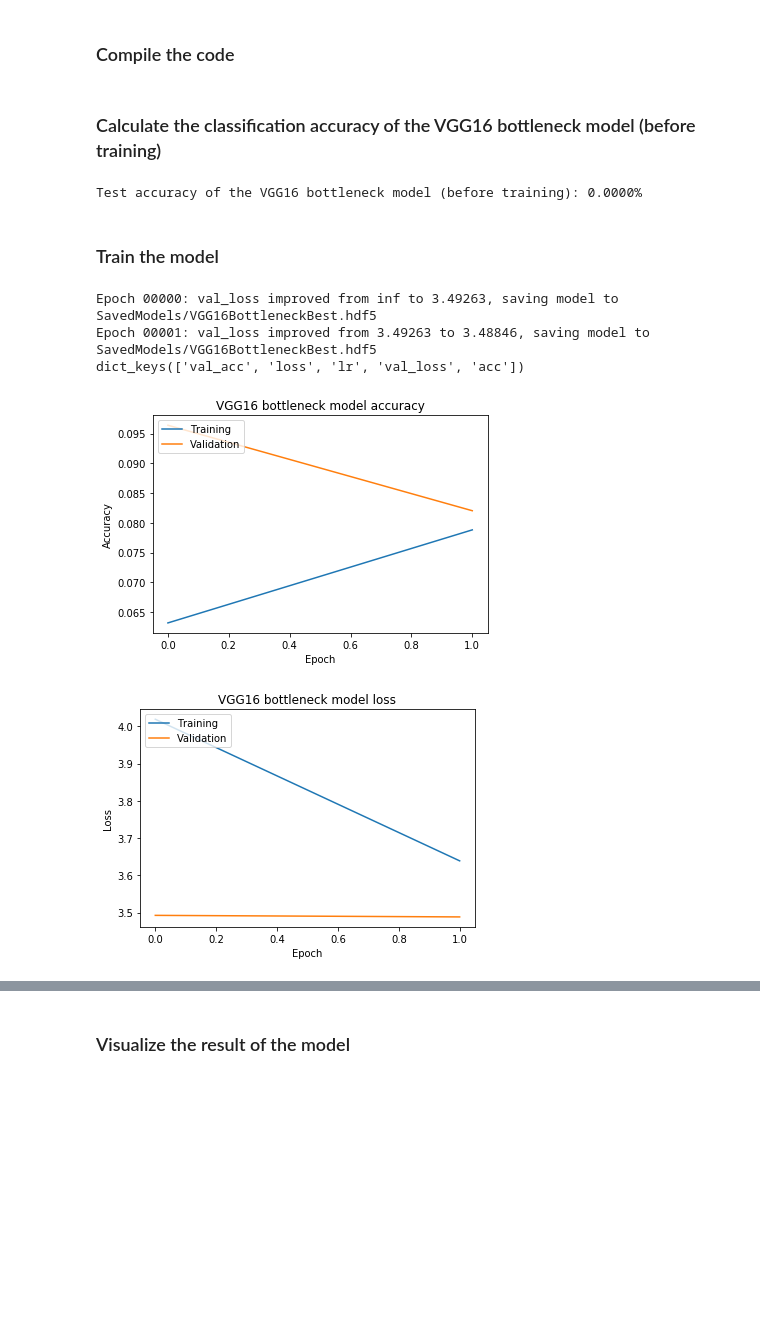
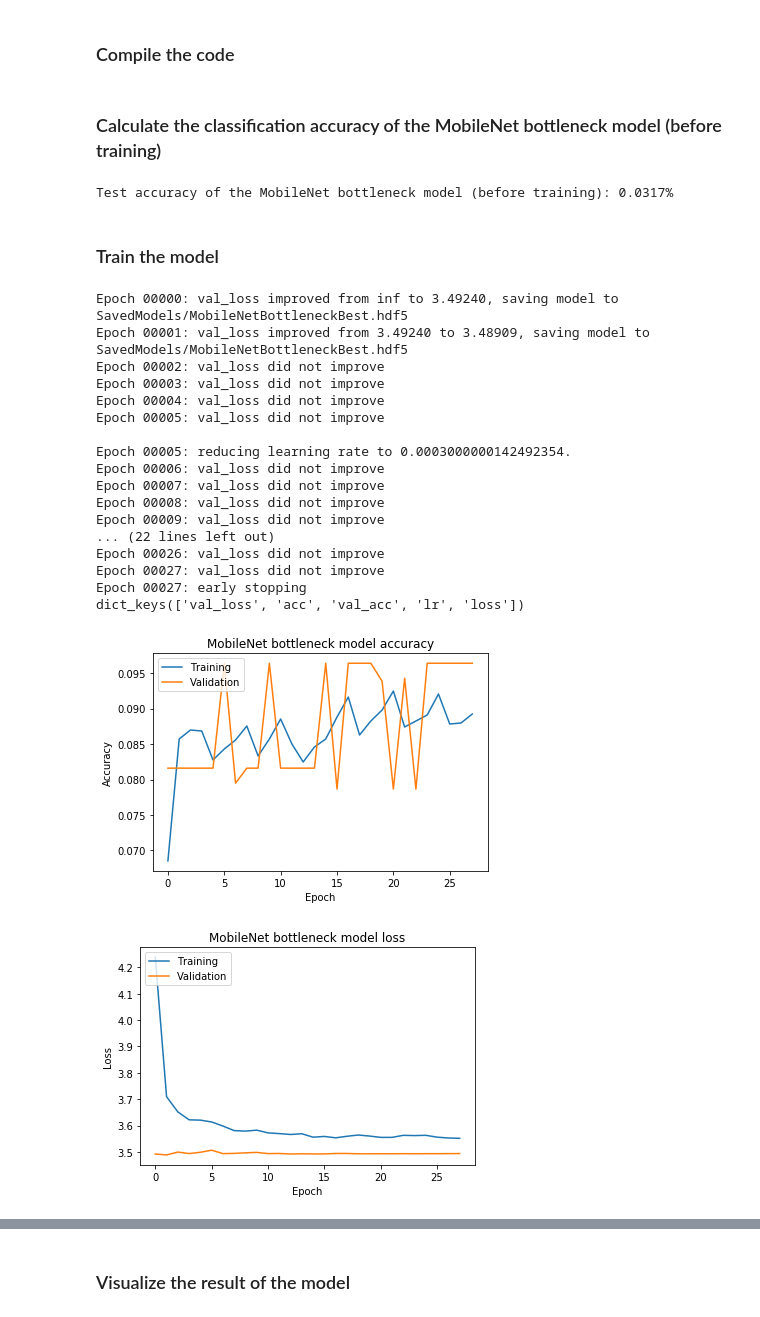
Before and after one commit to ArbinTimilsina/PredictingAgeFromX-Rays, a Jupyter notebook: AgePredictor.ipynb, the cells around one changed output, grey strips where cells are left out. Saved outputs shown, nothing was run; the diff lists cells and outputs as text; code cells hidden in the pictures; blank space fills up the shorter version.

```diff
--- a/AgePredictor.ipynb
+++ b/AgePredictor.ipynb
@@ -322,16 +335,10 @@ Test accuracy of the benchmark model (before training): 0.0634%
 # %% [markdown]
 ### Train the benchmark model
 # %%
-from keras.callbacks import ModelCheckpoint, EarlyStopping, ReduceLROnPlateau
+from keras.callbacks import ModelCheckpoint
 
 # Save the best model after every epoch
 checkPoint = ModelCheckpoint(filepath='SavedModels/BenchmarkBest.hdf5', save_best_only=True, verbose=1)
-
-# Stop training when a monitored quantity has stopped improving after 20 epochs
-earlyStop = EarlyStopping(patience=20, verbose=1)
-
-# Reduce learning rate when a metric has stopped improving
-reduceLR = ReduceLROnPlateau(factor=0.3, patience=3, cooldown=3, min_lr=0.0001, verbose=1)
 
 # Fit the model on batches with real-time data augmentation:
 history = benchmarkModel.fit_generator(datagen_train.flow(X_train, y_train, batch_size=batchSize),
@@ -443,10 +464,10 @@ The dataset has a test set of 3153 examples.
 # %% [markdown]
 ### Extract bottleneck features for training and testing dataset
 # %%
-from keras.applications.vgg16 import VGG16, preprocess_input
+from keras.applications.mobilenet import MobileNet, preprocess_input
 
-# Load VGG16 model + remove final classification layers
-model = VGG16(weights='imagenet', include_top=False, input_shape=(200, 200, 3))
+# Load MobileNet model + remove final classification layers
+model = MobileNet(weights='imagenet', include_top=False, input_shape=(imageLength, imageHeight, 3))
 
 # Extract the training bottleneck features
 features_train = model.predict(preprocess_input(X_train))
@@ -456,17 +477,17 @@ features_test = model.predict(preprocess_input(X_test))
 # %% [markdown]
 ### Define the bottleneck network architecture
 # %%
-VGG16BottleneckModel = Sequential()
+MobileNetBottleneckModel = Sequential()
 
-VGG16BottleneckModel.add(Conv2D(filters=16, kernel_size=2, padding='same', activation='relu',
+MobileNetBottleneckModel.add(Conv2D(filters=16, kernel_size=2, padding='same', activation='relu',
                                 input_shape=features_train[0].shape))
-VGG16BottleneckModel.add(Dropout(0.5))
+MobileNetBottleneckModel.add(Dropout(0.5))
 
-VGG16BottleneckModel.add(GlobalAveragePooling2D())
-VGG16BottleneckModel.add(Dropout(0.5))
-VGG16BottleneckModel.add(Dense(229, activation='softmax'))
+MobileNetBottleneckModel.add(GlobalAveragePooling2D())
+MobileNetBottleneckModel.add(Dropout(0.5))
+MobileNetBottleneckModel.add(Dense(229, activation='softmax'))
 
-VGG16BottleneckModel.summary()
+MobileNetBottleneckModel.summary()
 # %% [output]
 _________________________________________________________________
 Layer (type)                 Output Shape              Param #
@@ -488,57 +509,71 @@ _________________________________________________________________
 # %% [markdown]
 ### Compile the code
 # %%
-VGG16BottleneckModel.compile(loss='categorical_crossentropy', optimizer='adam', metrics=['accuracy'])
+MobileNetBottleneckModel.compile(loss='categorical_crossentropy', optimizer='adam', metrics=['accuracy'])
 # %% [markdown]
-### Calculate the classification accuracy of the VGG16 bottleneck model (before training)
+### Calculate the classification accuracy of the MobileNet bottleneck model (before training)
 # %%
 # Evaluate the test accuracy
-score = VGG16BottleneckModel.evaluate(features_test, y_test, verbose=0)
+score = MobileNetBottleneckModel.evaluate(features_test, y_test, verbose=0)
 accuracy = 100*score[1]
 
 # Print the test accuracy
-print('Test accuracy of the VGG16 bottleneck model (before training): %.4f%%' % accuracy)
+print('Test accuracy of the MobileNet bottleneck model (before training): %.4f%%' % accuracy)
 # %% [output]
-Test accuracy of the VGG16 bottleneck model (before training): 0.0000%
+Test accuracy of the MobileNet bottleneck model (before training): 0.0317%
 # %% [markdown]
 ### Train the model
 # %%
 from keras.callbacks import ModelCheckpoint, EarlyStopping, ReduceLROnPlateau
 
 # Save the best model after every epoch
-checkPoint = ModelCheckpoint(filepath='SavedModels/VGG16BottleneckBest.hdf5', save_best_only=True, verbose=1)
+checkPoint = ModelCheckpoint(filepath='SavedModels/MobileNetBottleneckBest.hdf5', save_best_only=True, verbose=1)
 
 # Fit the model on batches with real-time data augmentation:
-history= VGG16BottleneckModel.fit(features_train, y_train, batch_size=batchSize, epochs=epochs,
+history= MobileNetBottleneckModel.fit(features_train, y_train, batch_size=batchSize, epochs=epochs,
                                   validation_split=0.25, callbacks=[checkPoint, earlyStop, reduceLR],
                                   shuffle=True, verbose=0)
 
 # List all data in history
 print(history.history.keys())
 
 # Summarize history for accuracy
 plt.plot(history.history['acc'])
 plt.plot(history.history['val_acc'])
-plt.title('VGG16 bottleneck model accuracy')
+plt.title('MobileNet bottleneck model accuracy')
 plt.ylabel('Accuracy')
 plt.xlabel('Epoch')
 plt.legend(['Training', 'Validation'], loc='upper left')
-plt.savefig('Plots/VGG16BottleneckAccuracy.pdf')
+plt.savefig('Plots/MobileNetBottleneckAccuracy.pdf')
 plt.show()
 
 # Summarize history for loss
 plt.plot(history.history['loss'])
 plt.plot(history.history['val_loss'])
-plt.title('VGG16 bottleneck model loss')
+plt.title('MobileNet bottleneck model loss')
 plt.ylabel('Loss')
 plt.xlabel('Epoch')
 plt.legend(['Training', 'Validation'], loc='upper left')
-plt.savefig('Plots/VGG16BottleneckLoss.pdf')
+plt.savefig('Plots/MobileNetBottleneckLoss.pdf')
 plt.show()
 # %% [output]
-Epoch 00000: val_loss improved from inf to 3.49263, saving model to SavedModels/VGG16BottleneckBest.hdf5
-Epoch 00001: val_loss improved from 3.49263 to 3.48846, saving model to SavedModels/VGG16BottleneckBest.hdf5
-dict_keys(['val_acc', 'loss', 'lr', 'val_loss', 'acc'])
+Epoch 00000: val_loss improved from inf to 3.49240, saving model to SavedModels/MobileNetBottleneckBest.hdf5
+Epoch 00001: val_loss improved from 3.49240 to 3.48909, saving model to SavedModels/MobileNetBottleneckBest.hdf5
+Epoch 00002: val_loss did not improve
+Epoch 00003: val_loss did not improve
+Epoch 00004: val_loss did not improve
+Epoch 00005: val_loss did not improve
+
+Epoch 00005: reducing learning rate to 0.0003000000142492354.
+Epoch 00006: val_loss did not improve
+Epoch 00007: val_loss did not improve
+Epoch 00008: val_loss did not improve
+Epoch 00009: val_loss did not improve
+... (22 lines left out)
+Epoch 00026: val_loss did not improve
+Epoch 00027: val_loss did not improve
+Epoch 00027: early stopping
+dict_keys(['val_loss', 'acc', 'val_acc', 'lr', 'loss'])
-[figure, old version]
+[figure, new version]
-[figure, old version]
+[figure, new version]
 # %% [markdown]
```
Also changed, not shown: parts of 28 cells of this notebook, 16 other files.
